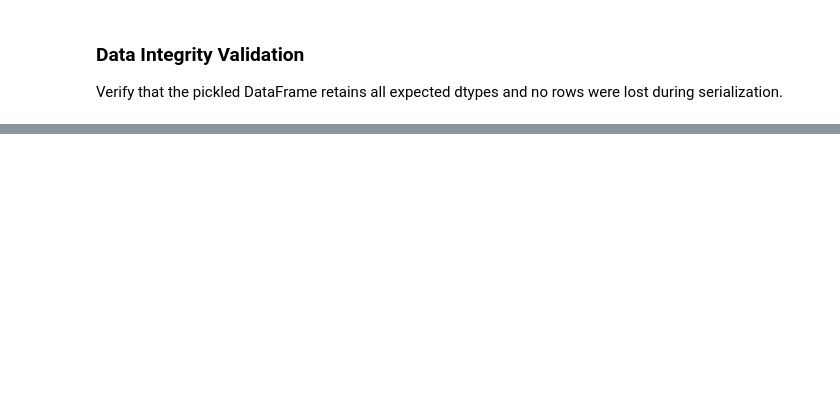
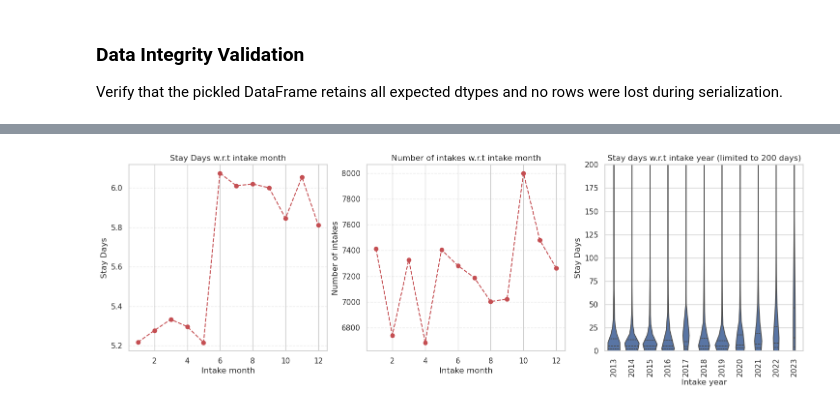
Before and after one commit to KKulmus/animal-shelter-stay-analysis, a Jupyter notebook: 02_exploratory_analysis.ipynb, the cells around one changed output, grey strips where cells are left out. Cells and saved outputs as stored; diff of their text form; code cells hidden in the pictures; blank space fills up the shorter version.

```diff
--- a/02_exploratory_analysis.ipynb
+++ b/02_exploratory_analysis.ipynb
@@ -78,0 +135,16 @@ Missing values are preserved for now and addressed during specific analyses.
+# %%
+# 1. Collect animal IDs with at least one negative case
+negative_mask = (df["DateTime_out"].notna()) & (df["DateTime_out"] < df["DateTime_in"])
+problematic_ids = df.loc[negative_mask, "Animal ID"].unique()
+
+print(f"Problematic Animal IDs: {len(problematic_ids):,}")
+print(f"Of these, intaken multiple times: {df[df['Animal ID'].isin(problematic_ids)].groupby('Animal ID').size().gt(1).sum()}")
+
+# 2. remove completely (All lines of this dog)
+df_clean = df[~df["Animal ID"].isin(problematic_ids)].copy()
+
+# 3. Check
+print(f"\nOriginal: {len(df):,} lines, {df['Animal ID'].nunique():,} animals")
+print(f"Removed lines: {len(df) - len(df_clean):,}")
+print(f"Kept: {len(df_clean):,} lines, {df_clean['Animal ID'].nunique():,} animals")
+print(f"Data loss: {(len(df) - len(df_clean)) / len(df):.2%}")
@@ -78,0 +357,27 @@ Missing values are preserved for now and addressed during specific analyses.
+# %%
+fig, axes = plt.subplots(1,3, figsize = (18, 5))
+duration_median_month_in = duration_data.groupby("Month_in")["Stay Days"].median()
+axes[0].plot(duration_median_month_in, marker = 'o', linestyle = '--', color = 'r')
+axes[0].set_title(f'Stay Days w.r.t intake month')
+axes[0].set_ylabel(f'Stay Days')
+axes[0].set_xlabel(f'Intake month')
+axes[0].grid(axis='y', linestyle='--', alpha=0.4)
+
+number_intakes_month = df_clean.groupby("Month_in").size()
+axes[1].plot(number_intakes_month, marker = 'o', linestyle = '--', color = 'r')
+axes[1].set_title(f'Number of intakes w.r.t intake month')
+axes[1].set_ylabel(f'Number of intakes')
+axes[1].set_xlabel(f'Intake month')
+axes[1].grid(axis='y', linestyle='--', alpha=0.4)
+
+sns.violinplot(data = duration_data, x = "Year_in", y = "Stay Days", ax = axes[2], inner = 'quartile')
+axes[2].set_ylim(0, 200)
+axes[2].tick_params(axis='x', rotation=90)
+axes[2].set_title(f'Stay days w.r.t intake year (limited to 200 days)')
+axes[2].set_ylabel(f'Stay Days')
+axes[2].set_xlabel(f'Intake year')
+
+#axes[0].plot(duration_stats, kind = 'bar')
+plt.show()
+# %% [output]
+[figure, added]
```
Also changed, not shown: parts of 27 cells of this notebook, 2 other files.
